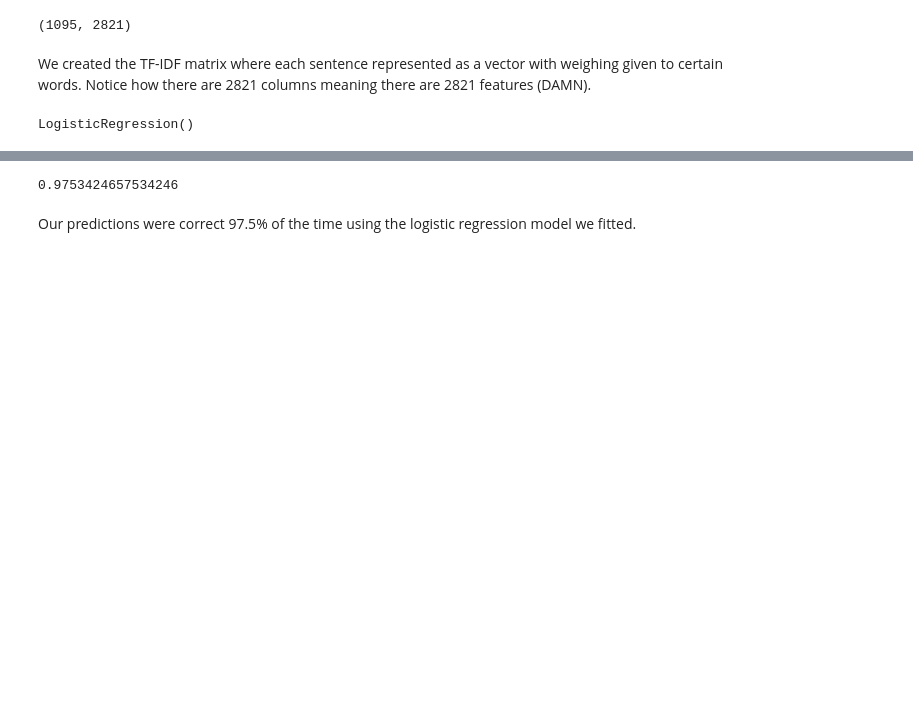
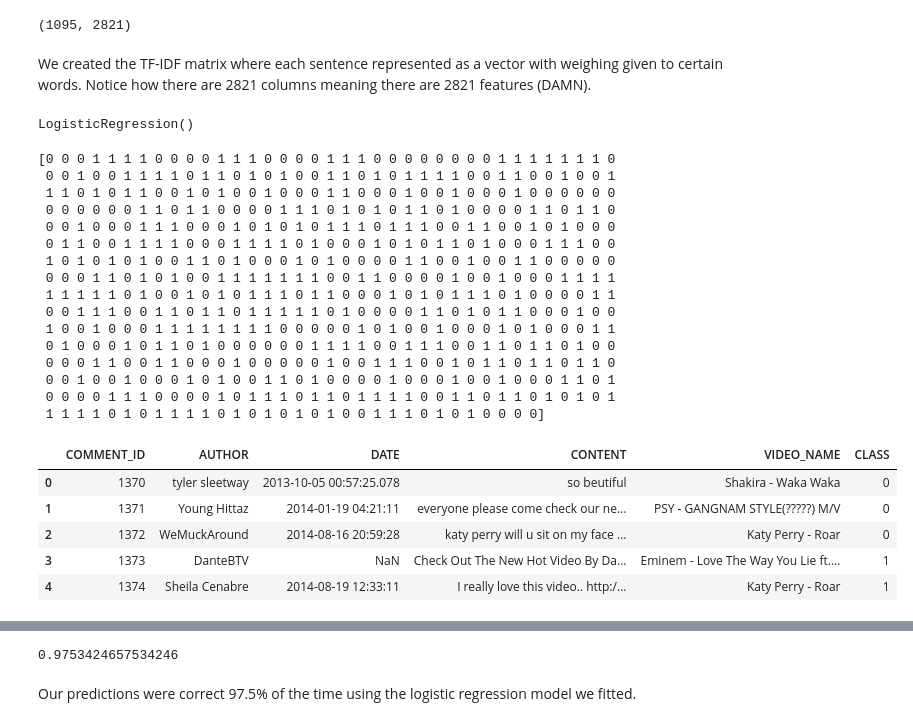
Before and after one commit to schandrachary/STA314, a Jupyter notebook: classifier.ipynb, the cells around one changed output, grey strips where cells are left out. Drawn from its saved outputs; the diff is of its cells as text; code cells hidden in the pictures; blank space fills up the shorter version.

Commit message:
Add logic to load test dataset and run the prediction model on this set.

```diff
--- a/classifier.ipynb
+++ b/classifier.ipynb
@@ -7,3 +7,6 @@ from sklearn.linear_model import LogisticRegression
 from sklearn.metrics import accuracy_score
 # %%
 df = pd.read_csv("train.csv")
+df_test = pd.read_csv("test.csv")
+comments_test = df_test["CONTENT"]
+print(comments_test)
@@ -79,3 +127,5 @@ X_test_features = feature_extraction.transform(X_test)
 #let's make sure the labels for Y are in int form e.g 0, 1 and not any other like "0", "1"
 Y_train = Y_train.astype('int')
 Y_test = Y_test.astype('int')
+# %%
+test_data_X = feature_extraction.transform(comments_test)
@@ -118,3 +172,32 @@ prediction_on_training_data = model.predict(X_train_features)
 #accuracy score = # of correct predictions / Total # of predictions
 #CALCULATING 1 - TRAINING ERROR RATE
 accuracy_on_training_data = accuracy_score(Y_train, prediction_on_training_data)
+# %%
+test_data_prediction = model.predict(test_data_X)
+print(test_data_prediction)
+test_data_prediction.shape
+df_test["CLASS"] = test_data_prediction
+df_test.head()
+# %% [output]
+[0 0 0 1 1 1 1 0 0 0 0 1 1 1 0 0 0 0 1 1 1 0 0 0 0 0 0 0 0 1 1 1 1 1 1 1 0
+ 0 0 1 0 0 1 1 1 1 0 1 1 0 1 0 1 0 0 1 1 0 1 0 1 1 1 1 0 0 1 1 0 0 1 0 0 1
+ 1 1 0 1 0 1 1 0 0 1 0 1 0 0 1 0 0 0 1 1 0 0 0 1 0 0 1 0 0 0 1 0 0 0 0 0 0
+ 0 0 0 0 0 0 1 1 0 1 1 0 0 0 0 1 1 1 0 1 0 1 0 1 1 0 1 0 0 0 0 1 1 0 1 1 0
+ 0 0 1 0 0 0 1 1 1 0 0 0 1 0 1 0 1 0 1 1 1 0 1 1 1 0 0 1 1 0 0 1 0 1 0 0 0
+ 0 1 1 0 0 1 1 1 1 0 0 0 1 1 1 1 0 1 0 0 0 1 0 1 0 1 1 0 1 0 0 0 1 1 1 0 0
+ 1 0 1 0 1 0 1 0 0 1 1 0 1 0 0 0 1 0 1 0 0 0 0 1 1 0 0 1 0 0 1 1 0 0 0 0 0
+ 0 0 0 1 1 0 1 0 1 0 0 1 1 1 1 1 1 1 0 0 1 1 0 0 0 0 1 0 0 1 0 0 0 1 1 1 1
+ 1 1 1 1 1 0 1 0 0 1 0 1 0 1 1 1 0 1 1 0 0 0 1 0 1 0 1 1 1 0 1 0 0 0 0 1 1
+ 0 0 1 1 1 0 0 1 1 0 1 1 0 1 1 1 1 1 0 1 0 0 0 0 1 1 0 1 0 1 1 0 0 0 1 0 0
+ 1 0 0 1 0 0 0 1 1 1 1 1 1 1 1 0 0 0 0 0 1 0 1 0 0 1 0 0 0 1 0 1 0 0 0 1 1
+ 0 1 0 0 0 1 0 1 1 0 1 0 0 0 0 0 0 1 1 1 1 0 0 1 1 1 0 0 1 1 0 1 1 0 1 0 0
+ 0 0 0 1 1 0 0 1 1 0 0 0 1 0 0 0 0 0 1 0 0 1 1 1 0 0 1 0 1 1 0 1 1 0 1 1 0
+ 0 0 1 0 0 1 0 0 0 1 0 1 0 0 1 1 0 1 0 0 0 0 1 0 0 0 1 0 0 1 0 0 0 1 1 0 1
+ 0 0 0 0 1 1 1 0 0 0 0 1 0 1 1 1 0 1 1 0 1 1 1 1 0 0 1 1 0 1 1 0 1 0 1 0 1
+ 1 1 1 1 0 1 0 1 1 1 1 0 1 0 1 0 1 0 1 0 0 1 1 1 0 1 0 1 0 0 0 0]
+|  | COMMENT_ID | AUTHOR | DATE | CONTENT | VIDEO_NAME | CLASS |
+| 0 | 1370 | tyler sleetway | 2013-10-05 00:57:25.078 | so beutiful | Shakira - Waka Waka | 0 |
+| 1 | 1371 | Young Hittaz | 2014-01-19 04:21:11 | everyone please come check our ne... | PSY - GANGNAM STYLE(?????) M/V | 0 |
+| 2 | 1372 | WeMuckAround | 2014-08-16 20:59:28 | katy perry will u sit on my face ... | Katy Perry - Roar | 0 |
+| 3 | 1373 | DanteBTV | NaN | Check Out The New Hot Video By Da... | Eminem - Love The Way You Lie ft.... | 1 |
+| 4 | 1374 | Sheila Cenabre | 2014-08-19 12:33:11 | I really love this video.. http:/... | Katy Perry - Roar | 1 |
```
Also changed, not shown: parts of 9 cells of this notebook.
